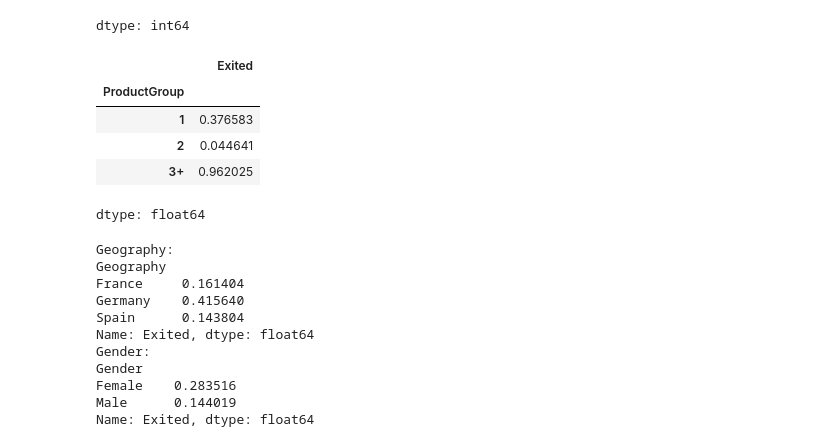
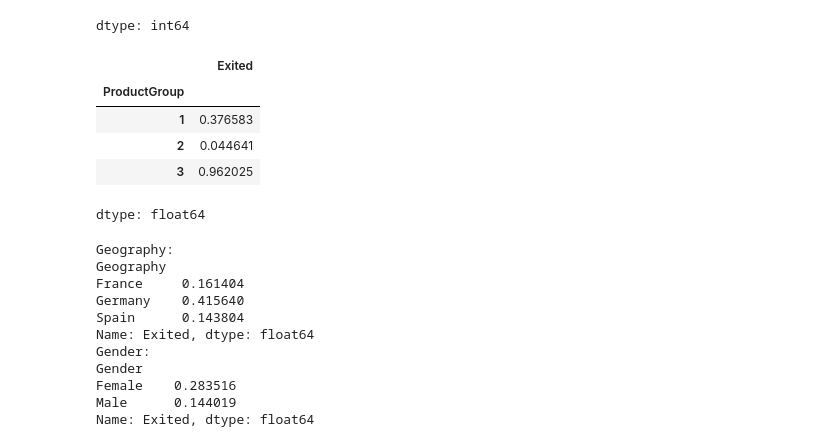
Before and after one commit to o-semenkova/ml_home_tasks, a Jupyter notebook: HW_2_2_Логістична_регресія_з_scikit_learn.ipynb, the cells around one changed output. Saved outputs shown, nothing was run; the diff lists cells and outputs as text; code cells hidden in the pictures.

```diff
--- a/HW_2_2_Логістична_регресія_з_scikit_learn.ipynb
+++ b/HW_2_2_Логістична_регресія_з_scikit_learn.ipynb
@@ -208,20 +217,20 @@ dtype: int64
 # %%
 def simplify_products(x):
     if x == 1:
         return '1'
     elif x == 2:
         return '2'
     else:
-        return '3+'
+        return '3'
 
 train_df['ProductGroup'] = train_df['NumOfProducts'].apply(simplify_products)
 train_df.groupby('ProductGroup')['Exited'].mean()
 # %% [output]
 |  | Exited |
 | ProductGroup |  |
 | 1 | 0.376583 |
 | 2 | 0.044641 |
-| 3+ | 0.962025 |
+| 3 | 0.962025 |
 dtype: float64
 # %%
 print("Geography:")
```
Also changed, not shown: parts of 28 cells of this notebook.
